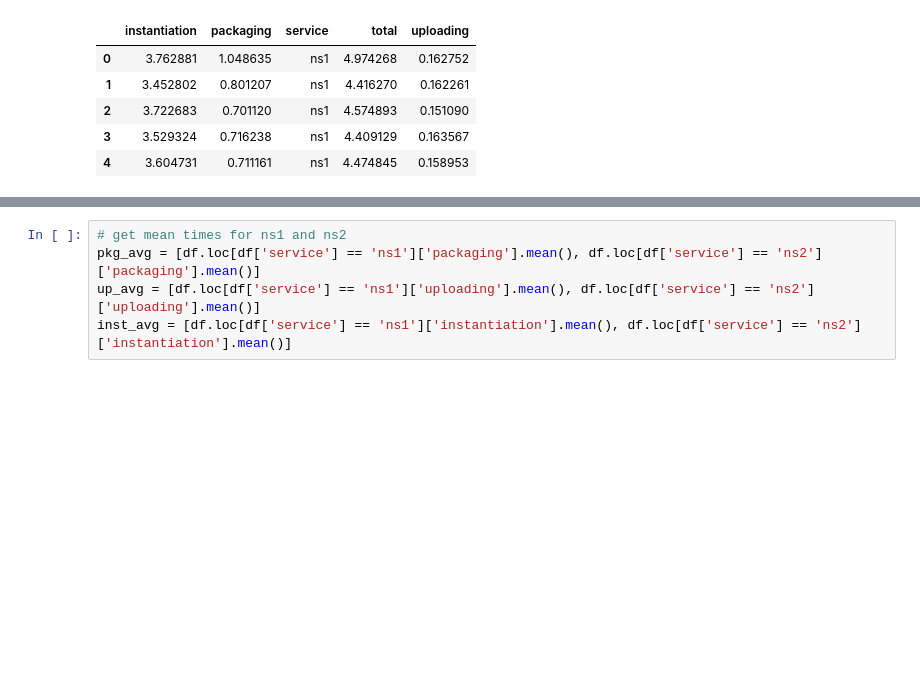
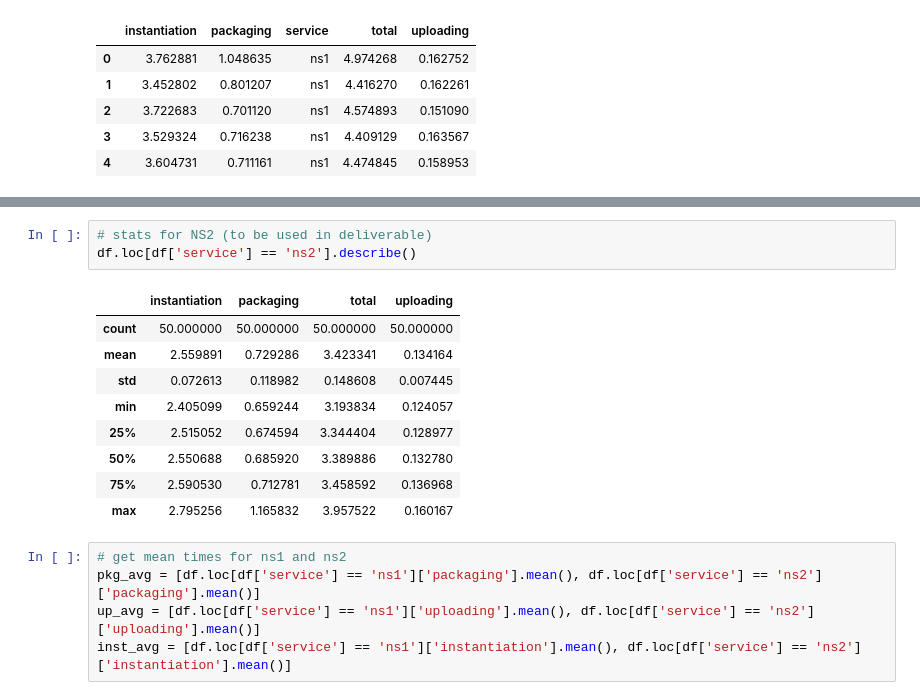
Before and after one commit to sonata-nfv/tng-industrial-pilot, a Jupyter notebook: evaluation/plot_times.ipynb, the cells around one changed output, grey strips where cells are left out. Saved outputs shown, nothing was run; the diff lists cells and outputs as text; blank space fills up the shorter version.

```diff
--- a/evaluation/plot_times.ipynb
+++ b/evaluation/plot_times.ipynb
@@ -49,3 +62,16 @@ df.head()
+# %%
+# stats for NS2 (to be used in deliverable)
+df.loc[df['service'] == 'ns2'].describe()
+# %% [output]
+|  | instantiation | packaging | total | uploading |
+| count | 50.000000 | 50.000000 | 50.000000 | 50.000000 |
+| mean | 2.559891 | 0.729286 | 3.423341 | 0.134164 |
+| std | 0.072613 | 0.118982 | 0.148608 | 0.007445 |
+| min | 2.405099 | 0.659244 | 3.193834 | 0.124057 |
+| 25% | 2.515052 | 0.674594 | 3.344404 | 0.128977 |
+| 50% | 2.550688 | 0.685920 | 3.389886 | 0.132780 |
+| 75% | 2.590530 | 0.712781 | 3.458592 | 0.136968 |
+| max | 2.795256 | 1.165832 | 3.957522 | 0.160167 |
 # %%
 # get mean times for ns1 and ns2
 pkg_avg = [df.loc[df['service'] == 'ns1']['packaging'].mean(), df.loc[df['service'] == 'ns2']['packaging'].mean()]
```
Also changed, not shown: parts of 3 cells of this notebook, 5 other files.
